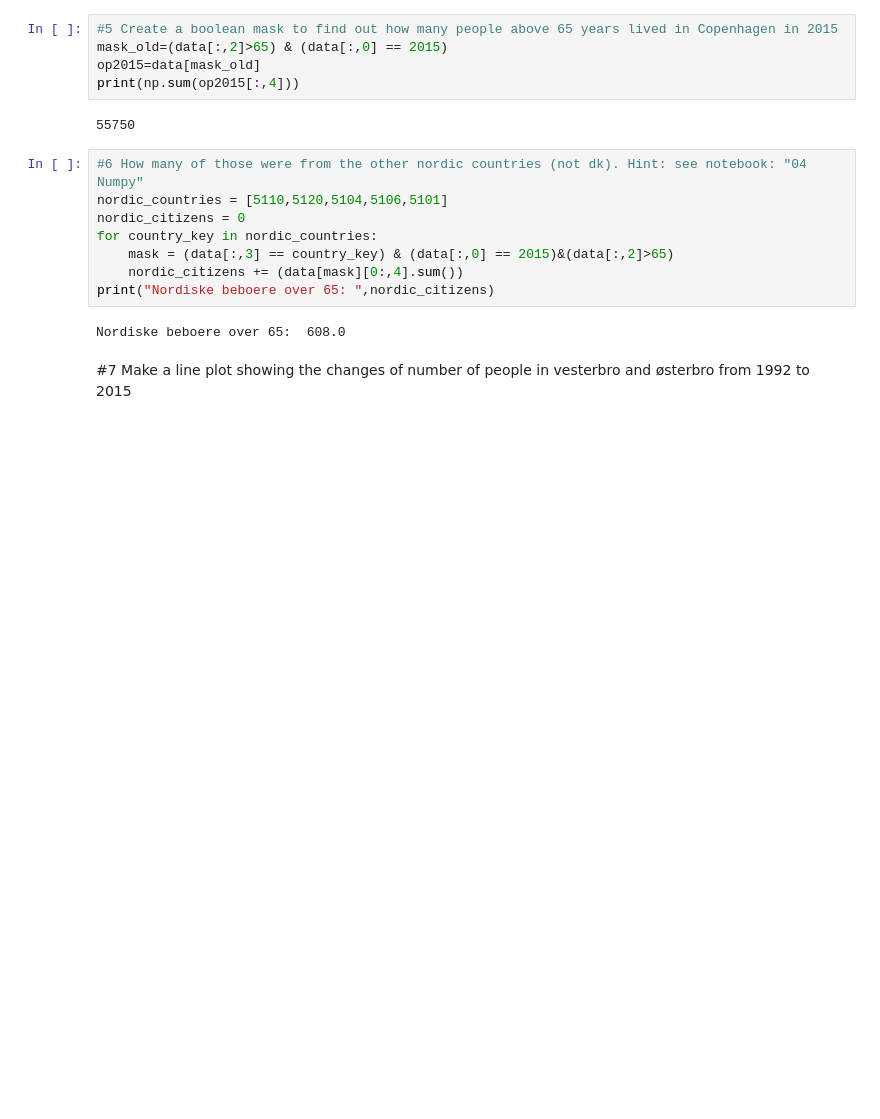
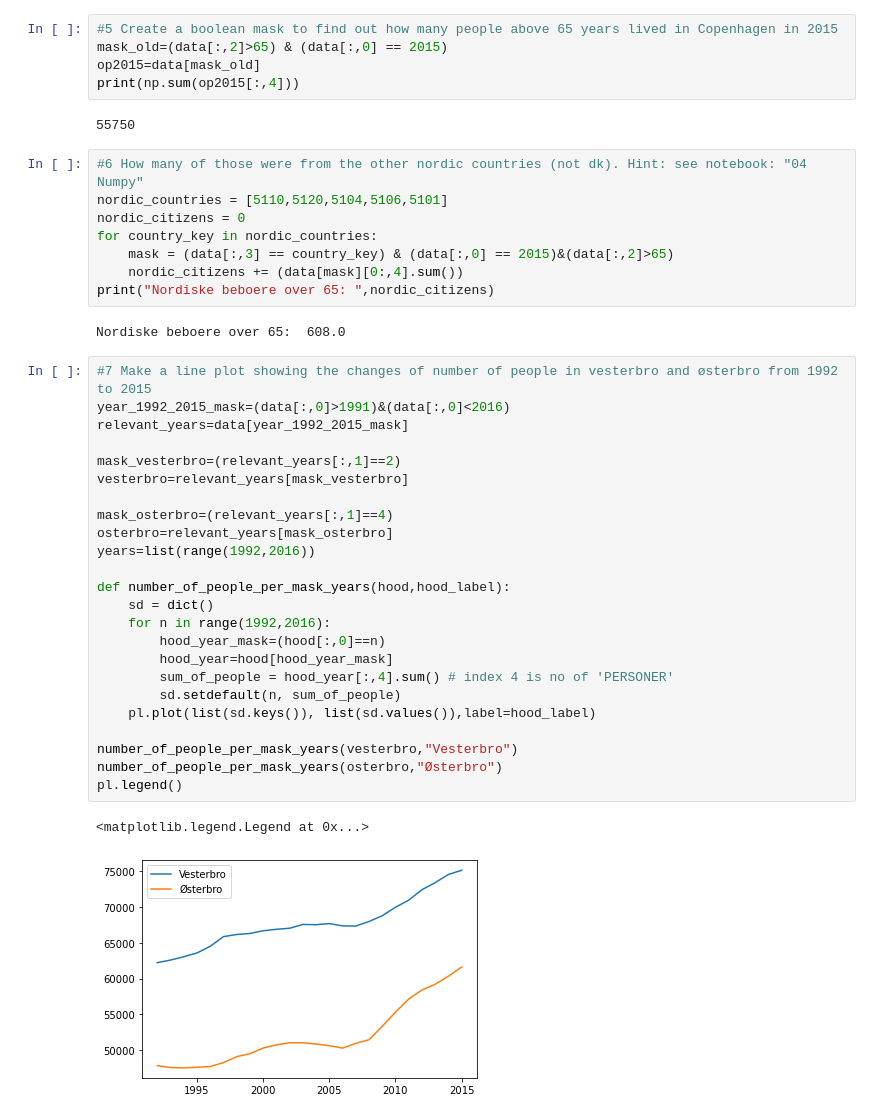
Before and after one commit to jensgelbek/python_handin_template, a Jupyter notebook: Week_4.ipynb, the cells around one changed output. Drawn from its saved outputs; the diff is of its cells as text; blank space fills up the shorter version.

```diff
--- a/Week_4.ipynb
+++ b/Week_4.ipynb
@@ -85,5 +85,30 @@ for country_key in nordic_countries:
 print("Nordiske beboere over 65: ",nordic_citizens)
 # %% [output]
 Nordiske beboere over 65:  608.0
-# %% [markdown]
-#7 Make a line plot showing the changes of number of people in vesterbro and østerbro from 1992 to 2015
+# %%
+#7 Make a line plot showing the changes of number of people in vesterbro and østerbro from 1992 to 2015
+year_1992_2015_mask=(data[:,0]>1991)&(data[:,0]<2016)
+relevant_years=data[year_1992_2015_mask]
+
+mask_vesterbro=(relevant_years[:,1]==2)
+vesterbro=relevant_years[mask_vesterbro]
+
+mask_osterbro=(relevant_years[:,1]==4)
+osterbro=relevant_years[mask_osterbro]
+years=list(range(1992,2016))
+
+def number_of_people_per_mask_years(hood,hood_label):
+    sd = dict()
+    for n in range(1992,2016):
+        hood_year_mask=(hood[:,0]==n)
+        hood_year=hood[hood_year_mask]
+        sum_of_people = hood_year[:,4].sum() # index 4 is no of 'PERSONER'
+        sd.setdefault(n, sum_of_people)
+    pl.plot(list(sd.keys()), list(sd.values()),label=hood_label)
+
+number_of_people_per_mask_years(vesterbro,"Vesterbro")
+number_of_people_per_mask_years(osterbro,"Østerbro")
+pl.legend()
+# %% [output]
+<matplotlib.legend.Legend at 0x...>
+[figure, added]
```
